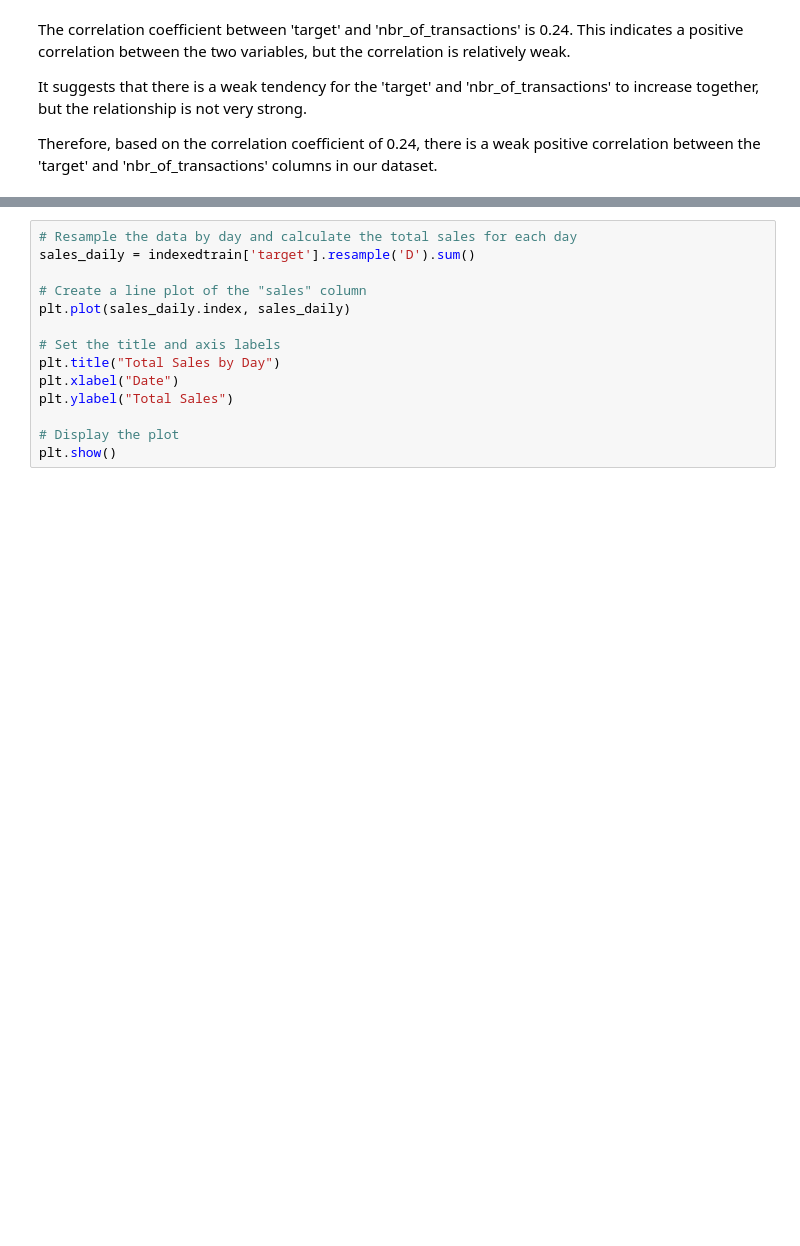
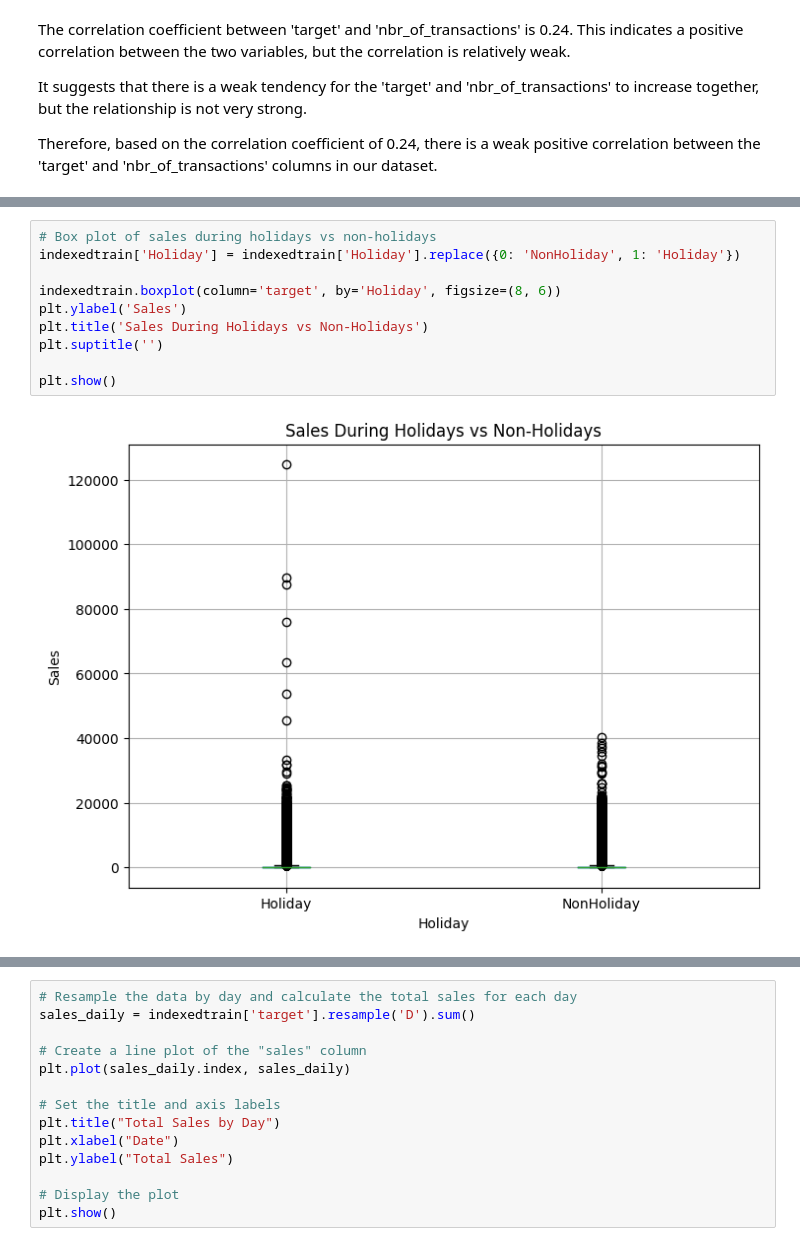
Before and after one commit to Gilbert-B/Forecasting-Sales, a Jupyter notebook: notebook/Sales_Forecast.ipynb, the cells around one changed output, grey strips where cells are left out. Saved outputs shown, nothing was run; the diff lists cells and outputs as text; blank space fills up the shorter version.

```diff
--- a/notebook/Sales_Forecast.ipynb
+++ b/notebook/Sales_Forecast.ipynb
@@ -819,0 +880,12 @@ Therefore, based on the correlation coefficient of 0.24, there is a weak positiv
+# %%
+# Box plot of sales during holidays vs non-holidays
+indexedtrain['Holiday'] = indexedtrain['Holiday'].replace({0: 'NonHoliday', 1: 'Holiday'})
+
+indexedtrain.boxplot(column='target', by='Holiday', figsize=(8, 6))
+plt.ylabel('Sales')
+plt.title('Sales During Holidays vs Non-Holidays')
+plt.suptitle('')
+
+plt.show()
+# %% [output]
+[figure, new version]
```
Also changed, not shown: parts of 43 cells of this notebook, 1 other file.
